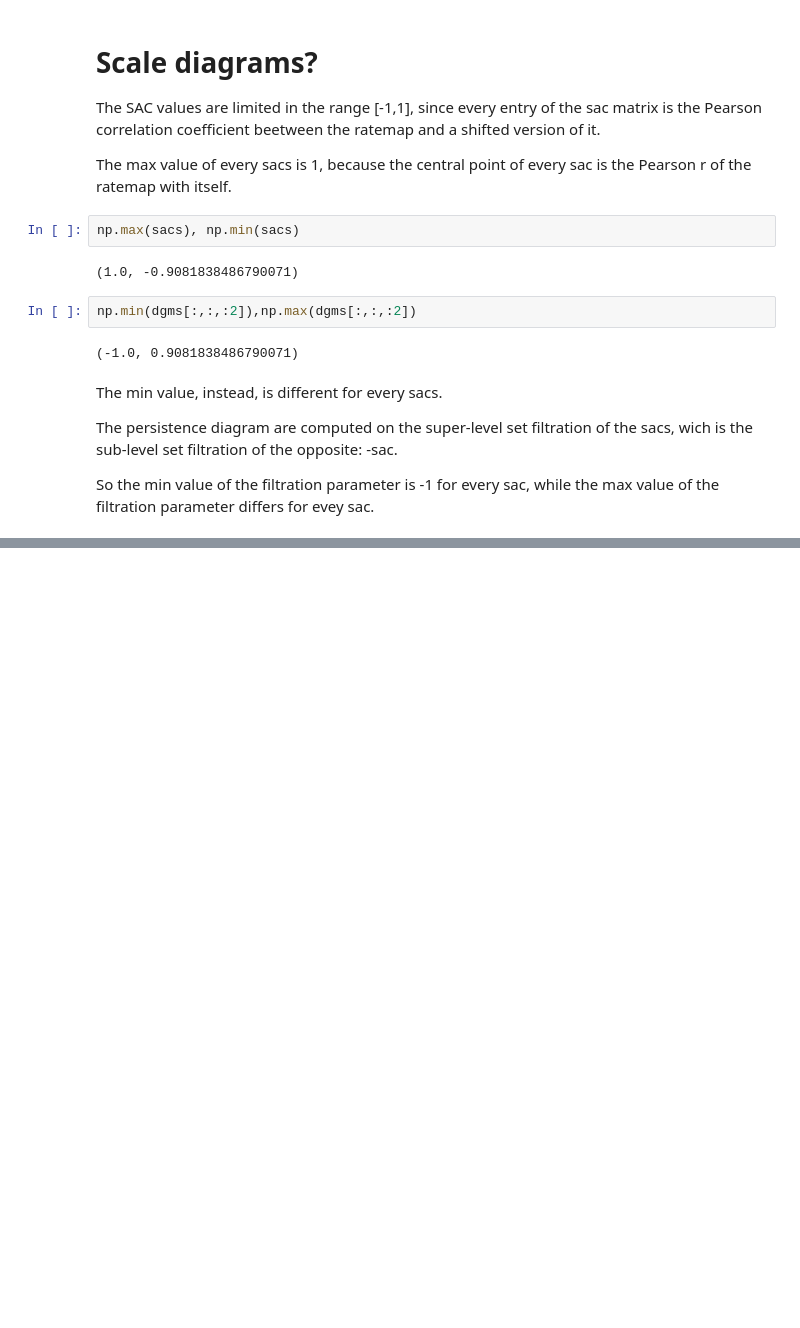
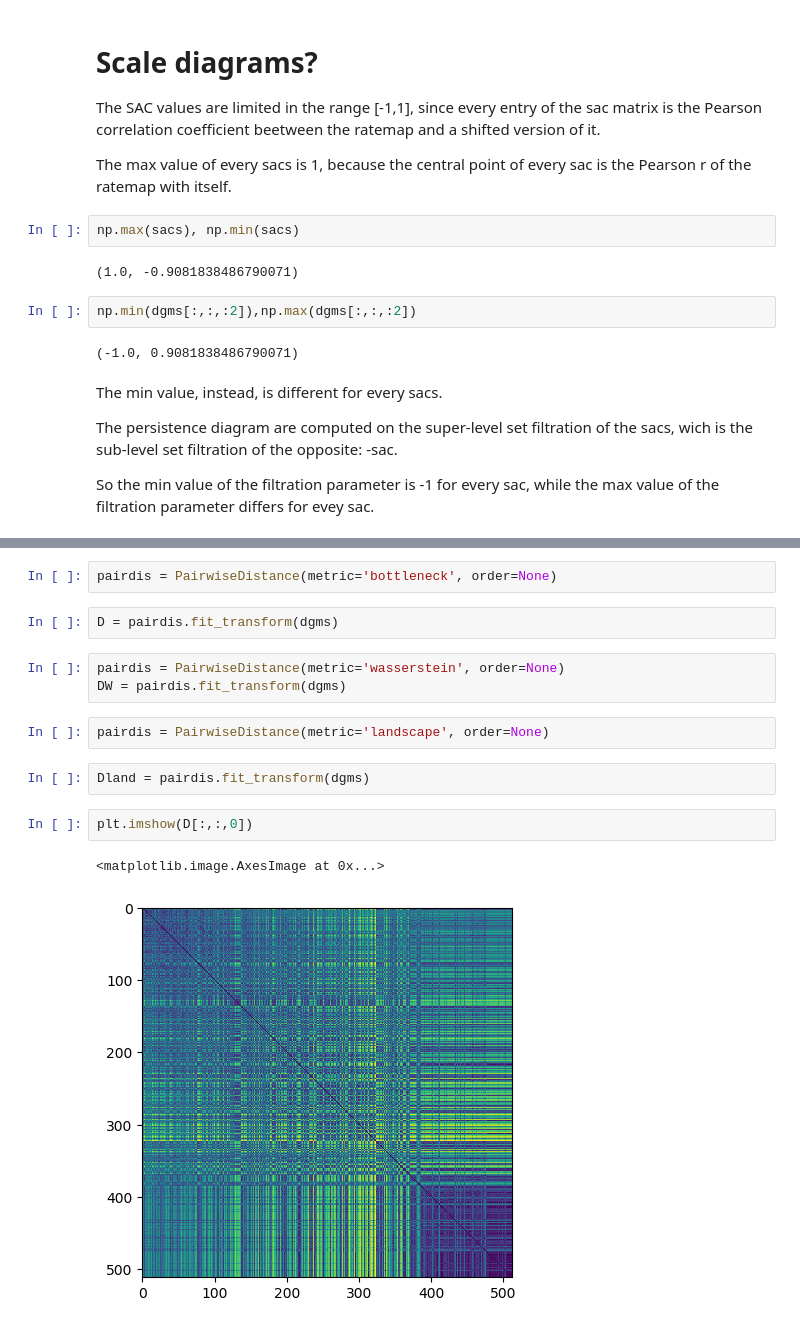
Before and after one commit to simonepoetto/Grid-Cells, a Jupyter notebook: gridness/gridness_analisys_pipeline.ipynb, the cells around one changed output, grey strips where cells are left out. Drawn from its saved outputs; the diff is of its cells as text; blank space fills up the shorter version.

```diff
--- a/gridness/gridness_analisys_pipeline.ipynb
+++ b/gridness/gridness_analisys_pipeline.ipynb
@@ -58,0 +153,16 @@ So the min value of the filtration parameter is -1 for every sac, while the max
+# %%
+pairdis = PairwiseDistance(metric='bottleneck', order=None)
+# %%
+D = pairdis.fit_transform(dgms)
+# %%
+pairdis = PairwiseDistance(metric='wasserstein', order=None)
+DW = pairdis.fit_transform(dgms)
+# %%
+pairdis = PairwiseDistance(metric='landscape', order=None)
+# %%
+Dland = pairdis.fit_transform(dgms)
+# %%
+plt.imshow(D[:,:,0])
+# %% [output]
+<matplotlib.image.AxesImage at 0x...>
+[figure, added]
```
Also changed, not shown: parts of 38 cells of this notebook, 11 other files.
